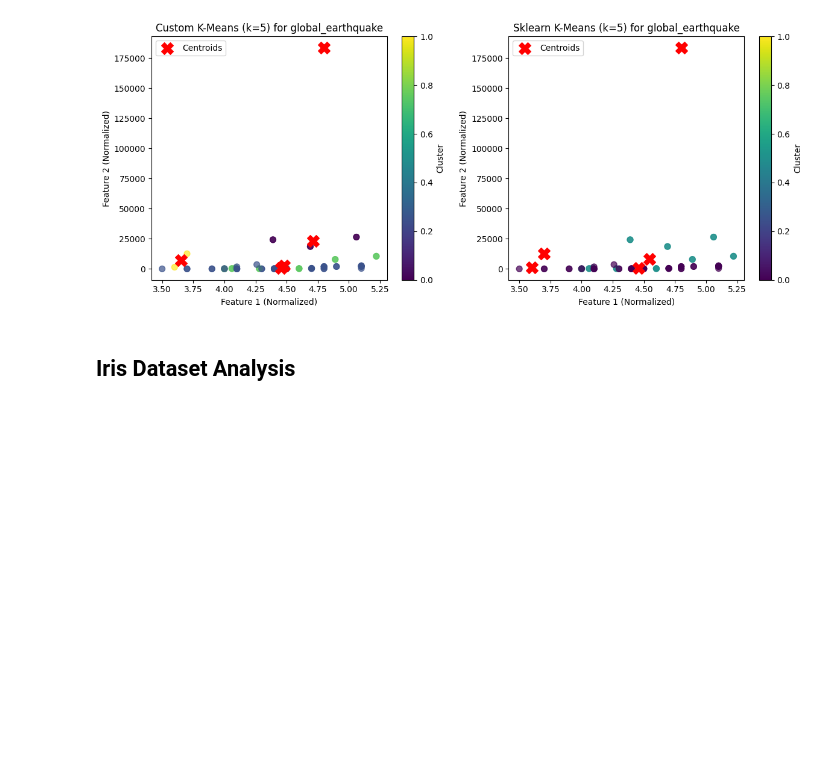
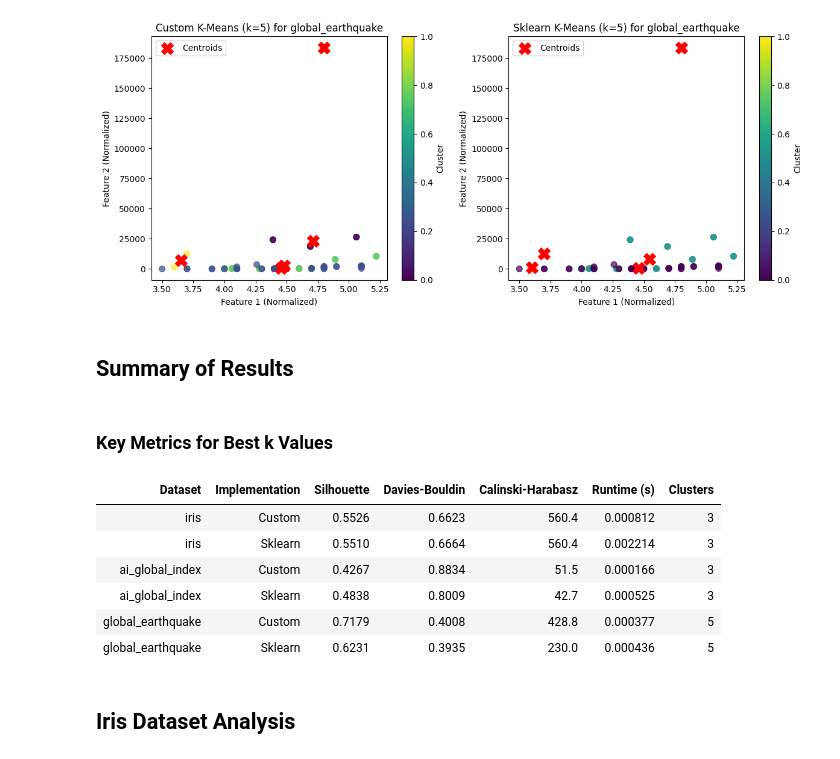
Before and after one commit to gideonpeters/comp6651-project, a Jupyter notebook: scripts/04-kmeans.ipynb, the cells around one changed output. Drawn from its saved outputs; the diff is of its cells as text; code cells hidden in the pictures; blank space fills up the shorter version.

```diff
--- a/scripts/04-kmeans.ipynb
+++ b/scripts/04-kmeans.ipynb
@@ -469,6 +480,51 @@ summary_df = summary_df[['metric'] + dataset_names]
 
 # Save to CSV
 summary_df.to_csv("./../results/kmeans_result.csv", index=False)
+# %%
+# Create summary table
+from IPython.display import display, HTML
+
+summary_data = []
+for name in results.keys():
+    best_metrics = results[name]["best_metrics"]
+
+    summary_data.append({
+        "Dataset": name,
+        "Implementation": "Custom",
+        "Silhouette": f"{best_metrics['custom']['silhouette']:.4f}",
+        "Davies-Bouldin": f"{best_metrics['custom']['davies_bouldin']:.4f}",
+        "Calinski-Harabasz": f"{best_metrics['custom']['calinski_harabasz']:.1f}",
+        "Runtime (s)": f"{best_metrics['custom']['runtime']:.6f}",  # Actual runtime
+        "Clusters": len(np.unique(best_metrics['custom']['labels']))
+    })
+
+    summary_data.append({
+        "Dataset": name,
+        "Implementation": "Sklearn",
+        "Silhouette": f"{best_metrics['sklearn']['silhouette']:.4f}",
+        "Davies-Bouldin": f"{best_metrics['sklearn']['davies_bouldin']:.4f}",
+        "Calinski-Harabasz": f"{best_metrics['sklearn']['calinski_harabasz']:.1f}",
+        "Runtime (s)": f"{best_metrics['sklearn']['runtime']:.6f}",  # Actual runtime
+        "Clusters": len(np.unique(best_metrics['sklearn']['labels']))
+    })
+
+# Convert to DataFrame
+summary_df = pd.DataFrame(summary_data)
+
+# Display as a nice table
+display(HTML("<h2>Summary of Results</h2>"))
+display(HTML("<h3>Key Metrics for Best k Values</h3>"))
+display(HTML(summary_df.to_html(index=False)))
+# %% [output]
+Summary of Results
+Key Metrics for Best k Values
+| Dataset | Implementation | Silhouette | Davies-Bouldin | Calinski-Harabasz | Runtime (s) | Clusters |
+| iris | Custom | 0.5526 | 0.6623 | 560.4 | 0.000812 | 3 |
+| iris | Sklearn | 0.5510 | 0.6664 | 560.4 | 0.002214 | 3 |
+| ai_global_index | Custom | 0.4267 | 0.8834 | 51.5 | 0.000166 | 3 |
+| ai_global_index | Sklearn | 0.4838 | 0.8009 | 42.7 | 0.000525 | 3 |
+| global_earthquake | Custom | 0.7179 | 0.4008 | 428.8 | 0.000377 | 5 |
+| global_earthquake | Sklearn | 0.6231 | 0.3935 | 230.0 | 0.000436 | 5 |
 # %% [markdown]
 ## Iris Dataset Analysis
 # %%
```
Also changed, not shown: parts of 6 cells of this notebook, 3 other files.
